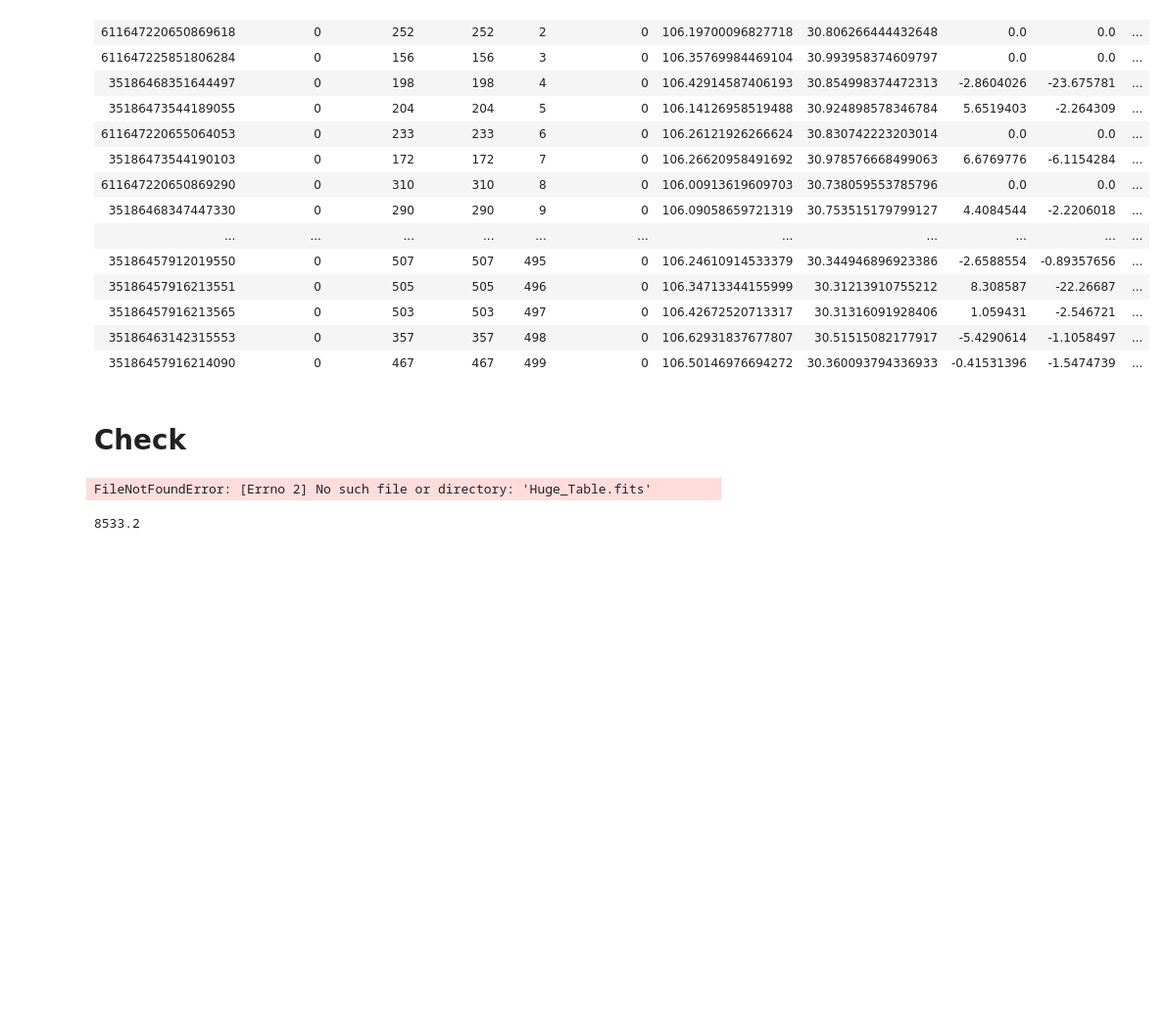
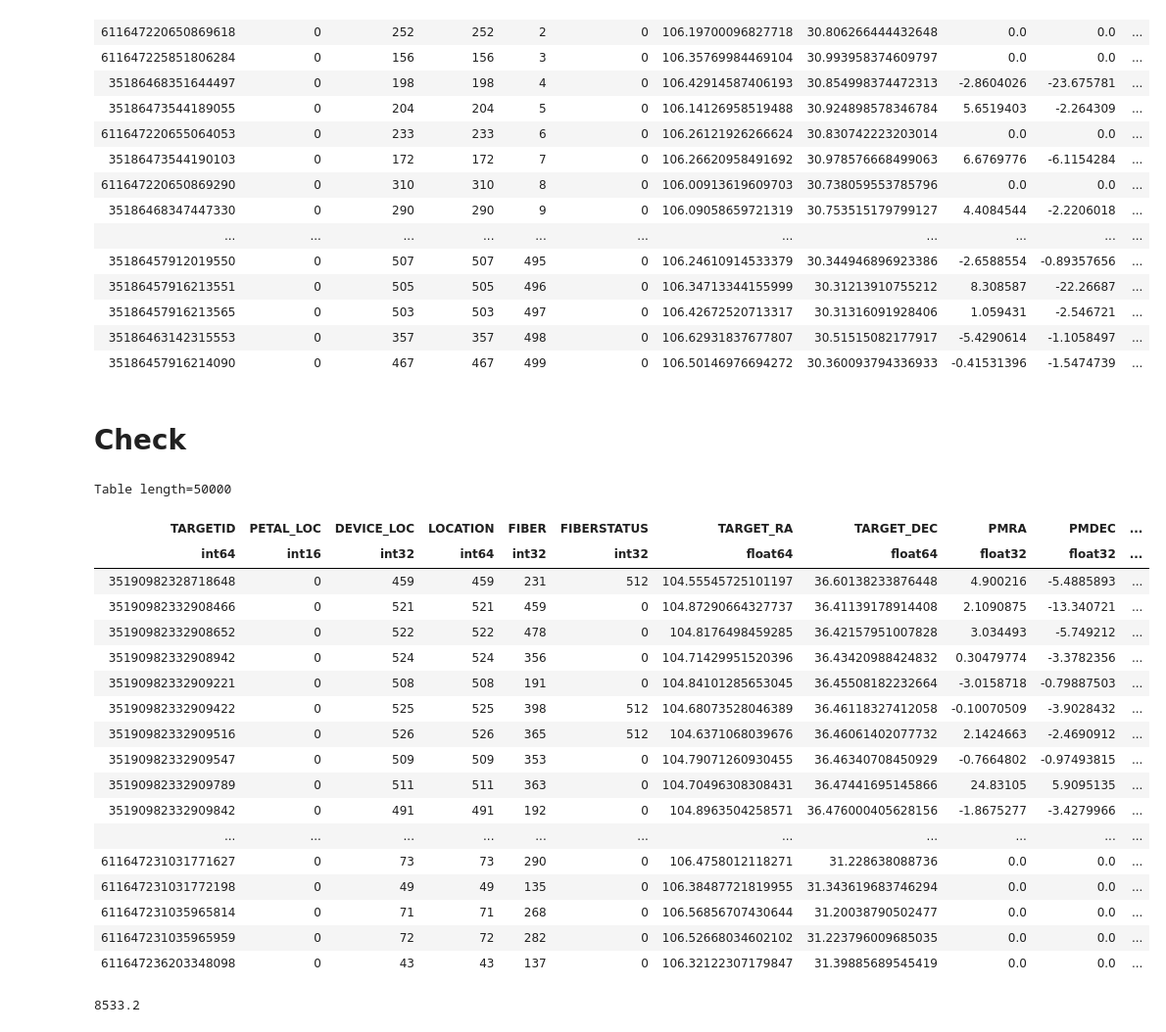
Before and after one commit to profxj/desi_sandbox, a Jupyter notebook: doc/nb/Exploring_andes.ipynb, the cells around one changed output. Shown at 98% size. Cells and saved outputs as stored; diff of their text form; code cells hidden in the pictures; blank space fills up the shorter version.

```diff
--- a/doc/nb/Exploring_andes.ipynb
+++ b/doc/nb/Exploring_andes.ipynb
@@ -230,10 +221,28 @@ Table length=500
 # %% [markdown]
 # Check
 # %%
-huge = Table.read('Huge_Table.fits')
+huge = Table.read('/Volumes/GoogleDrive/My Drive/Huge_Table.fits')
 huge
 # %% [output]
-FileNotFoundError: [Errno 2] No such file or directory: 'Huge_Table.fits'
+Table length=50000
+| TARGETID | PETAL_LOC | DEVICE_LOC | LOCATION | FIBER | FIBERSTATUS | TARGET_RA | TARGET_DEC | PMRA | PMDEC | ... |
+| int64 | int16 | int32 | int64 | int32 | int32 | float64 | float64 | float32 | float32 | ... |
+| 35190982328718648 | 0 | 459 | 459 | 231 | 512 | 104.55545725101197 | 36.60138233876448 | 4.900216 | -5.4885893 | ... |
+| 35190982332908466 | 0 | 521 | 521 | 459 | 0 | 104.87290664327737 | 36.41139178914408 | 2.1090875 | -13.340721 | ... |
+| 35190982332908652 | 0 | 522 | 522 | 478 | 0 | 104.8176498459285 | 36.42157951007828 | 3.034493 | -5.749212 | ... |
+| 35190982332908942 | 0 | 524 | 524 | 356 | 0 | 104.71429951520396 | 36.43420988424832 | 0.30479774 | -3.3782356 | ... |
+| 35190982332909221 | 0 | 508 | 508 | 191 | 0 | 104.84101285653045 | 36.45508182232664 | -3.0158718 | -0.79887503 | ... |
+| 35190982332909422 | 0 | 525 | 525 | 398 | 512 | 104.68073528046389 | 36.46118327412058 | -0.10070509 | -3.9028432 | ... |
+| 35190982332909516 | 0 | 526 | 526 | 365 | 512 | 104.6371068039676 | 36.46061402077732 | 2.1424663 | -2.4690912 | ... |
+| 35190982332909547 | 0 | 509 | 509 | 353 | 0 | 104.79071260930455 | 36.46340708450929 | -0.7664802 | -0.97493815 | ... |
+| 35190982332909789 | 0 | 511 | 511 | 363 | 0 | 104.70496308308431 | 36.47441695145866 | 24.83105 | 5.9095135 | ... |
+| 35190982332909842 | 0 | 491 | 491 | 192 | 0 | 104.8963504258571 | 36.476000405628156 | -1.8675277 | -3.4279966 | ... |
+| ... | ... | ... | ... | ... | ... | ... | ... | ... | ... | ... |
+| 611647231031771627 | 0 | 73 | 73 | 290 | 0 | 106.4758012118271 | 31.228638088736 | 0.0 | 0.0 | ... |
+| 611647231031772198 | 0 | 49 | 49 | 135 | 0 | 106.38487721819955 | 31.343619683746294 | 0.0 | 0.0 | ... |
+| 611647231035965814 | 0 | 71 | 71 | 268 | 0 | 106.56856707430644 | 31.20038790502477 | 0.0 | 0.0 | ... |
+| 611647231035965959 | 0 | 72 | 72 | 282 | 0 | 106.52668034602102 | 31.223796009685035 | 0.0 | 0.0 | ... |
+| 611647236203348098 | 0 | 43 | 43 | 137 | 0 | 106.32122307179847 | 31.39885689545419 | 0.0 | 0.0 | ... |
 # %%
 1.3*6564
 # %% [output]
```
Also changed, not shown: parts of 10 cells of this notebook, 4 other files.
